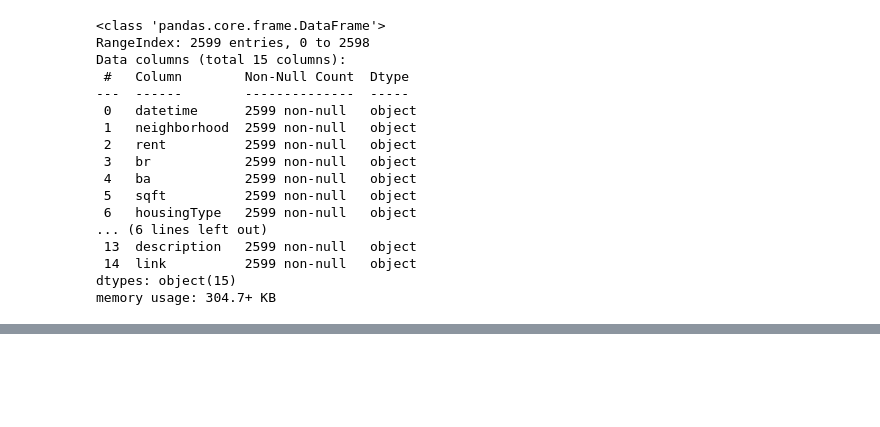
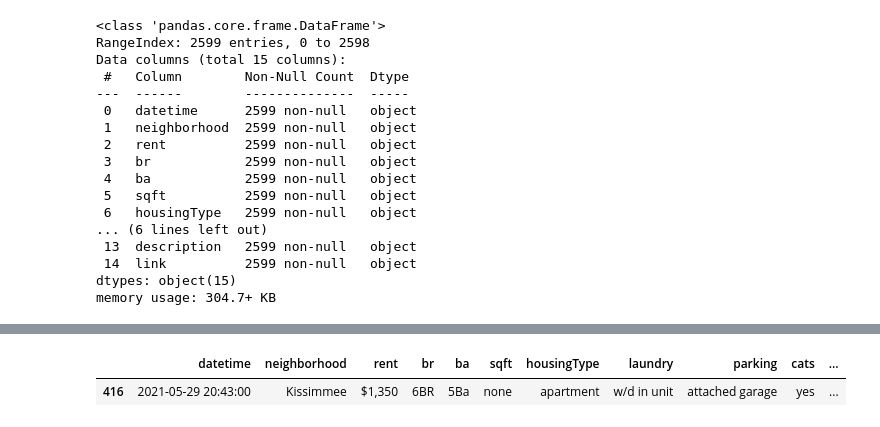
Before and after one commit to vandrade88/machine-learning-project, a Jupyter notebook: ETL/ETL.ipynb, the cells around one changed output, grey strips where cells are left out. Drawn from its saved outputs; the diff is of its cells as text; code cells hidden in the pictures; blank space fills up the shorter version.

```diff
--- a/ETL/ETL.ipynb
+++ b/ETL/ETL.ipynb
@@ -208 +233,10 @@ miami_df['neighborhood'].value_counts()
 Name: neighborhood, dtype: int64
+# %%
+# drop rows where neighborhood is outside of miami area
+
+non_miami = ["Pembroke Pines", "Hollywood", "Fort Lauderdale", "Hallandale Beach", "Palm Beach Gardens",\
+            "North Lauderdale", "Kissimmee"]
+
+for i in tqdm(non_miami):
+    filt = miami_df[miami_df['neighborhood'].str.contains(i)]
+    miami_df.drop(index = filt.index, inplace = True)
@@ -209 +263,6 @@ Name: neighborhood, dtype: int64
+# %%
+filt
+# %% [output]
+|  | datetime | neighborhood | rent | br | ba | sqft | housingType | laundry | parking | cats | ... |
+| 416 | 2021-05-29 20:43:00 | Kissimmee | $1,350 | 6BR | 5Ba | none | apartment | w/d in unit | attached garage | yes | ... |
 # %%
```
Also changed, not shown: parts of 14 cells of this notebook.
